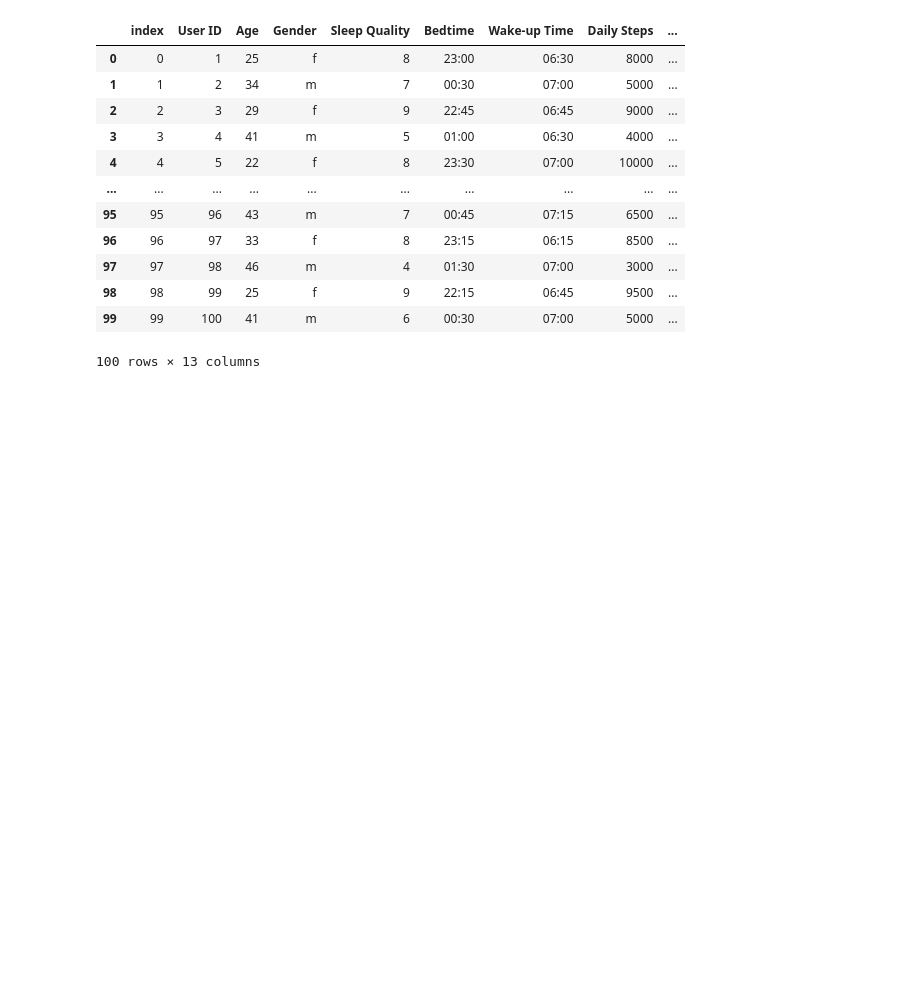
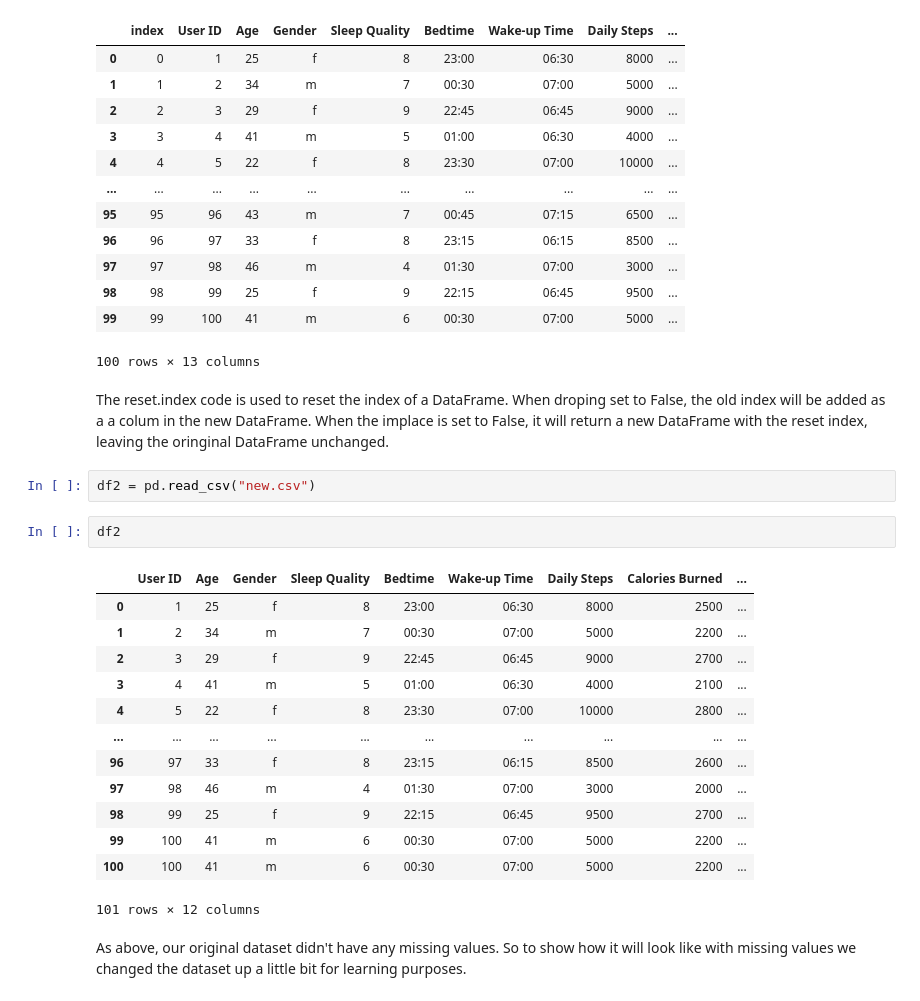
Before and after one commit to Howard-University/group-project-1-group-2, a Jupyter notebook: GroupProject1.ipynb, the cells around one changed output. Saved outputs shown, nothing was run; the diff lists cells and outputs as text; blank space fills up the shorter version.

```diff
--- a/GroupProject1.ipynb
+++ b/GroupProject1.ipynb
@@ -79,3 +83,25 @@ data_cleaned.reset_index(drop=False, inplace=False)
 | 98 | 98 | 99 | 25 | f | 9 | 22:15 | 06:45 | 9500 | ... |
 | 99 | 99 | 100 | 41 | m | 6 | 00:30 | 07:00 | 5000 | ... |
 100 rows × 13 columns
+# %% [markdown]
+The reset.index code is used to reset the index of a DataFrame. When droping set to False, the old index will be added as a a colum in the new DataFrame. When the implace is set to False, it will return a new DataFrame with the reset index, leaving the oringinal DataFrame unchanged.
+# %%
+df2 = pd.read_csv("new.csv")
+# %%
+df2
+# %% [output]
+|  | User ID | Age | Gender | Sleep Quality | Bedtime | Wake-up Time | Daily Steps | Calories Burned | ... |
+| 0 | 1 | 25 | f | 8 | 23:00 | 06:30 | 8000 | 2500 | ... |
+| 1 | 2 | 34 | m | 7 | 00:30 | 07:00 | 5000 | 2200 | ... |
+| 2 | 3 | 29 | f | 9 | 22:45 | 06:45 | 9000 | 2700 | ... |
+| 3 | 4 | 41 | m | 5 | 01:00 | 06:30 | 4000 | 2100 | ... |
+| 4 | 5 | 22 | f | 8 | 23:30 | 07:00 | 10000 | 2800 | ... |
+| ... | ... | ... | ... | ... | ... | ... | ... | ... | ... |
+| 96 | 97 | 33 | f | 8 | 23:15 | 06:15 | 8500 | 2600 | ... |
+| 97 | 98 | 46 | m | 4 | 01:30 | 07:00 | 3000 | 2000 | ... |
+| 98 | 99 | 25 | f | 9 | 22:15 | 06:45 | 9500 | 2700 | ... |
+| 99 | 100 | 41 | m | 6 | 00:30 | 07:00 | 5000 | 2200 | ... |
+| 100 | 100 | 41 | m | 6 | 00:30 | 07:00 | 5000 | 2200 | ... |
+101 rows × 12 columns
+# %% [markdown]
+As above, our original dataset didn't have any missing values. So to show how it will look like with missing values we changed the dataset up a little bit for learning purposes.
```
Also changed, not shown: parts of 20 cells of this notebook.
